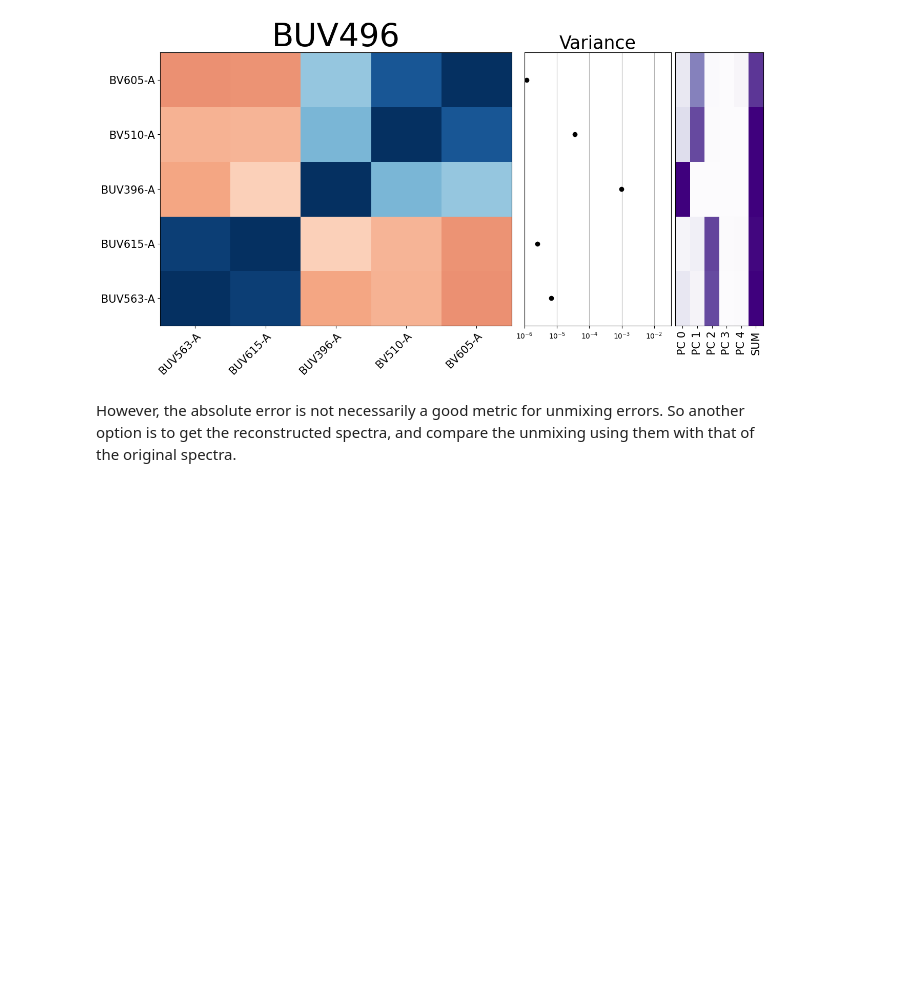
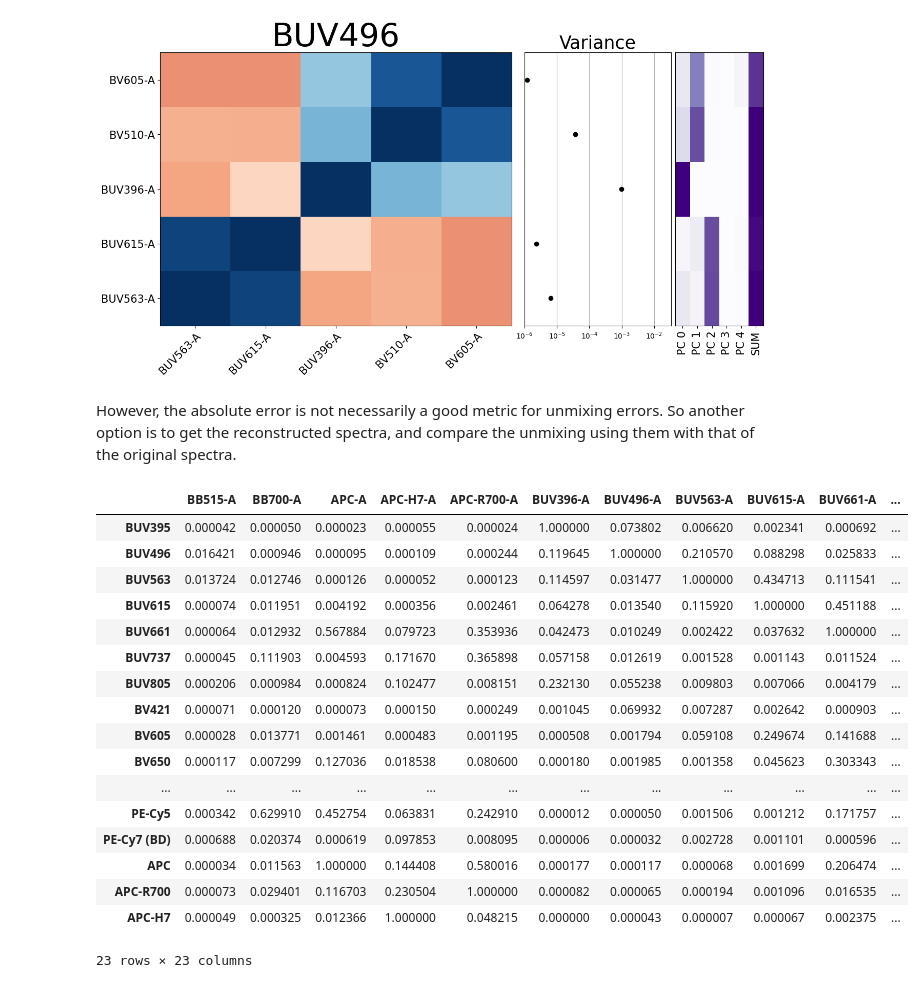
Before and after one commit to anders-biostat/Cytovanni, a Jupyter notebook: docs/tutorials/integration_variable-spectra/integration_variable-spectra-dye.ipynb, the cells around one changed output. Saved outputs shown, nothing was run; the diff lists cells and outputs as text; code cells hidden in the pictures; blank space fills up the shorter version.

```diff
--- a/docs/tutorials/integration_variable-spectra/integration_variable-spectra-dye.ipynb
+++ b/docs/tutorials/integration_variable-spectra/integration_variable-spectra-dye.ipynb
@@ -320,3 +299,24 @@ spcollection["BUV496"].plot_spill_correlations_pcafit()
 However, the absolute error is not necessarily a good metric for unmixing errors. So another option is to get the reconstructed spectra, and compare the unmixing using them with that of the original spectra.
 # %%
 spectra_reconstructed = panelconfig.get_spectra_from_embedding(panelconfig.get_spectra_embedding(spectra), only_included_components=True)
+# %%
+spectra_reconstructed
+# %% [output]
+|  | BB515-A | BB700-A | APC-A | APC-H7-A | APC-R700-A | BUV396-A | BUV496-A | BUV563-A | BUV615-A | BUV661-A | ... |
+| BUV395 | 0.000042 | 0.000050 | 0.000023 | 0.000055 | 0.000024 | 1.000000 | 0.073802 | 0.006620 | 0.002341 | 0.000692 | ... |
+| BUV496 | 0.016421 | 0.000946 | 0.000095 | 0.000109 | 0.000244 | 0.119645 | 1.000000 | 0.210570 | 0.088298 | 0.025833 | ... |
+| BUV563 | 0.013724 | 0.012746 | 0.000126 | 0.000052 | 0.000123 | 0.114597 | 0.031477 | 1.000000 | 0.434713 | 0.111541 | ... |
+| BUV615 | 0.000074 | 0.011951 | 0.004192 | 0.000356 | 0.002461 | 0.064278 | 0.013540 | 0.115920 | 1.000000 | 0.451188 | ... |
+| BUV661 | 0.000064 | 0.012932 | 0.567884 | 0.079723 | 0.353936 | 0.042473 | 0.010249 | 0.002422 | 0.037632 | 1.000000 | ... |
+| BUV737 | 0.000045 | 0.111903 | 0.004593 | 0.171670 | 0.365898 | 0.057158 | 0.012619 | 0.001528 | 0.001143 | 0.011524 | ... |
+| BUV805 | 0.000206 | 0.000984 | 0.000824 | 0.102477 | 0.008151 | 0.232130 | 0.055238 | 0.009803 | 0.007066 | 0.004179 | ... |
+| BV421 | 0.000071 | 0.000120 | 0.000073 | 0.000150 | 0.000249 | 0.001045 | 0.069932 | 0.007287 | 0.002642 | 0.000903 | ... |
+| BV605 | 0.000028 | 0.013771 | 0.001461 | 0.000483 | 0.001195 | 0.000508 | 0.001794 | 0.059108 | 0.249674 | 0.141688 | ... |
+| BV650 | 0.000117 | 0.007299 | 0.127036 | 0.018538 | 0.080600 | 0.000180 | 0.001985 | 0.001358 | 0.045623 | 0.303343 | ... |
+| ... | ... | ... | ... | ... | ... | ... | ... | ... | ... | ... | ... |
+| PE-Cy5 | 0.000342 | 0.629910 | 0.452754 | 0.063831 | 0.242910 | 0.000012 | 0.000050 | 0.001506 | 0.001212 | 0.171757 | ... |
+| PE-Cy7 (BD) | 0.000688 | 0.020374 | 0.000619 | 0.097853 | 0.008095 | 0.000006 | 0.000032 | 0.002728 | 0.001101 | 0.000596 | ... |
+| APC | 0.000034 | 0.011563 | 1.000000 | 0.144408 | 0.580016 | 0.000177 | 0.000117 | 0.000068 | 0.001699 | 0.206474 | ... |
+| APC-R700 | 0.000073 | 0.029401 | 0.116703 | 0.230504 | 1.000000 | 0.000082 | 0.000065 | 0.000194 | 0.001096 | 0.016535 | ... |
+| APC-H7 | 0.000049 | 0.000325 | 0.012366 | 1.000000 | 0.048215 | 0.000000 | 0.000043 | 0.000007 | 0.000067 | 0.002375 | ... |
+23 rows × 23 columns
```
Also changed, not shown: parts of 23 cells of this notebook, 24 other files.
